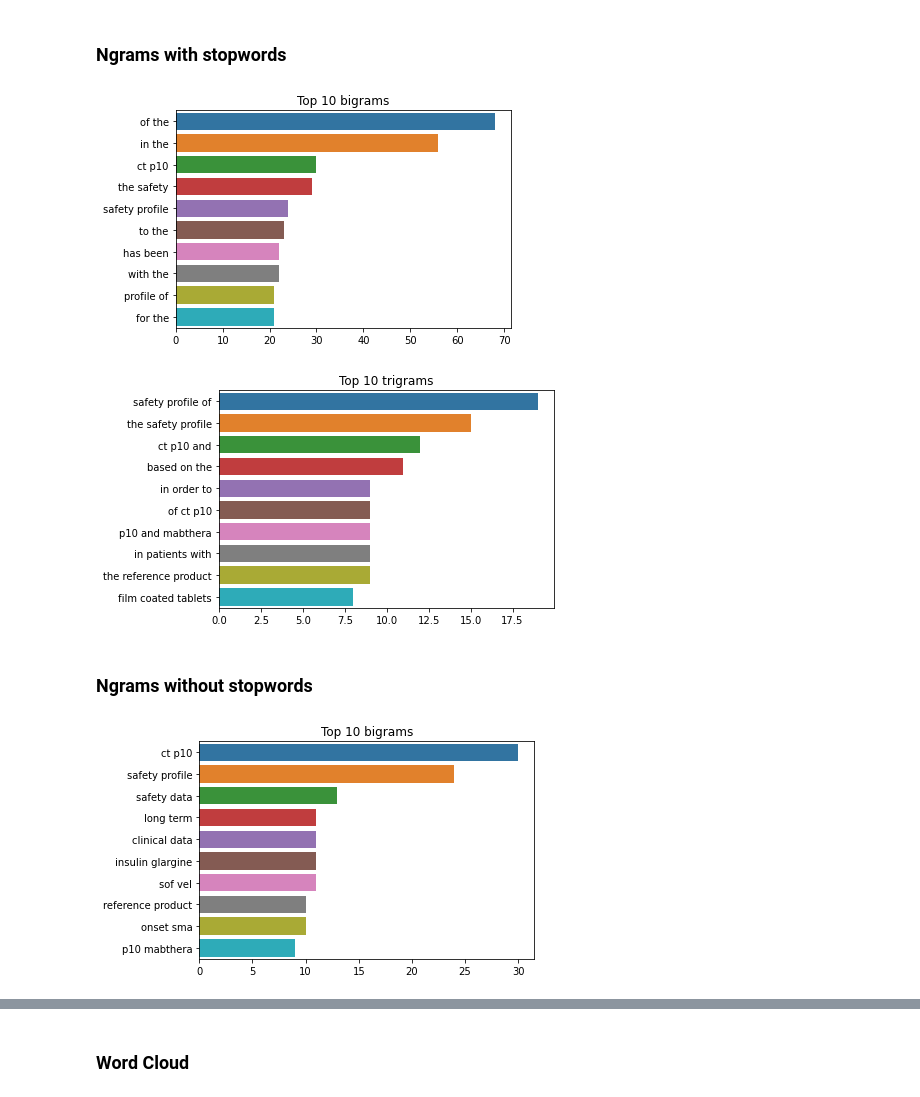
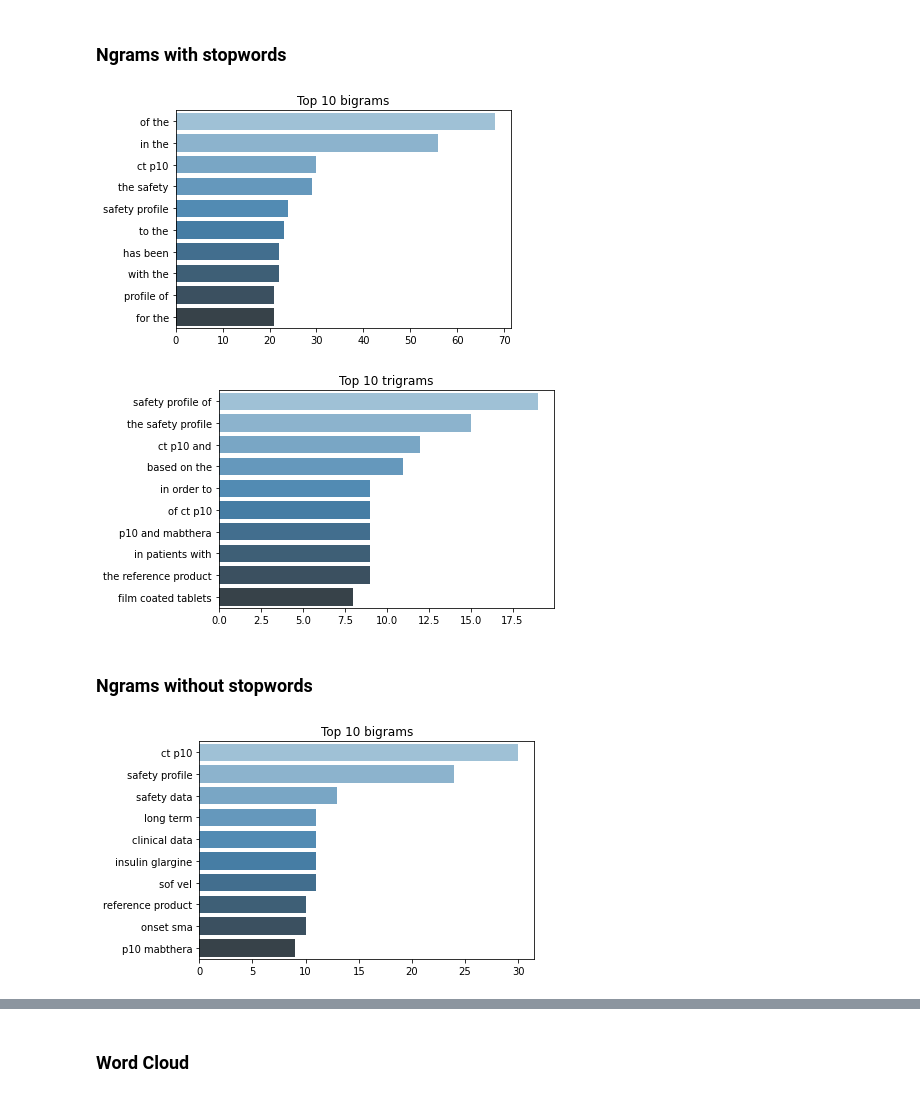
Before and after one commit to rproskuryakov/bayer-home-assignment, a Jupyter notebook: notebooks/eda.ipynb, the cells around one changed output, grey strips where cells are left out. Drawn from its saved outputs; the diff is of its cells as text; code cells hidden in the pictures.

Commit message:
Update eda.ipynd (Save plots)

```diff
--- a/notebooks/eda.ipynb
+++ b/notebooks/eda.ipynb
@@ -36,7 +36,7 @@ Let's load out data.
 # %%
 df = (
     pd.read_excel(
-        "../data/sentences_with_sentiment.xlsx",
+        "../data/raw/sentences_with_sentiment.xlsx",
         index_col="ID",
     ).rename(columns={
         "Sentence": "text",
@@ -137,25 +141,26 @@ def get_top_ngram(corpus, n=None, top_words=10, stopwords=None):
 # %%
 ngrams = get_top_ngram(df.text, n=2)
 x, y = map(list, zip(*ngrams))
-sns.barplot(x=y, y=x, orient="h")
+sns.barplot(x=y, y=x, orient="h", palette="Blues_d")
 plt.title("Top 10 bigrams");
 # %% [output]
-[figure, old version]
+[figure, new version]
 # %%
 x, y = map(list, zip(*get_top_ngram(df.text, n=3)))
-sns.barplot(x=y, y=x, orient="h")
+sns.barplot(x=y, y=x, orient="h", palette="Blues_d")
 plt.title("Top 10 trigrams");
 # %% [output]
-[figure, old version]
+[figure, new version]
 # %% [markdown]
 ### Ngrams without stopwords
 # %%
 ngrams = get_top_ngram(df.text, n=2, stopwords=stoplist)
 x, y = map(list, zip(*ngrams))
-sns.barplot(x=y, y=x, orient="h")
+sns.barplot(x=y, y=x, orient="h", color=0, palette="Blues_d")
 plt.title("Top 10 bigrams");
+plt.savefig("../reports/top_10_bigrams.png", dpi=200, pad_inches=0.5, bbox_inches="tight")
 # %% [output]
-[figure, old version]
+[figure, new version]
 # %%
 ngrams = get_top_ngram(df.text, n=3, stopwords=stoplist)
 x, y = map(list, zip(*ngrams))
```
Also changed, not shown: parts of 7 cells of this notebook.
